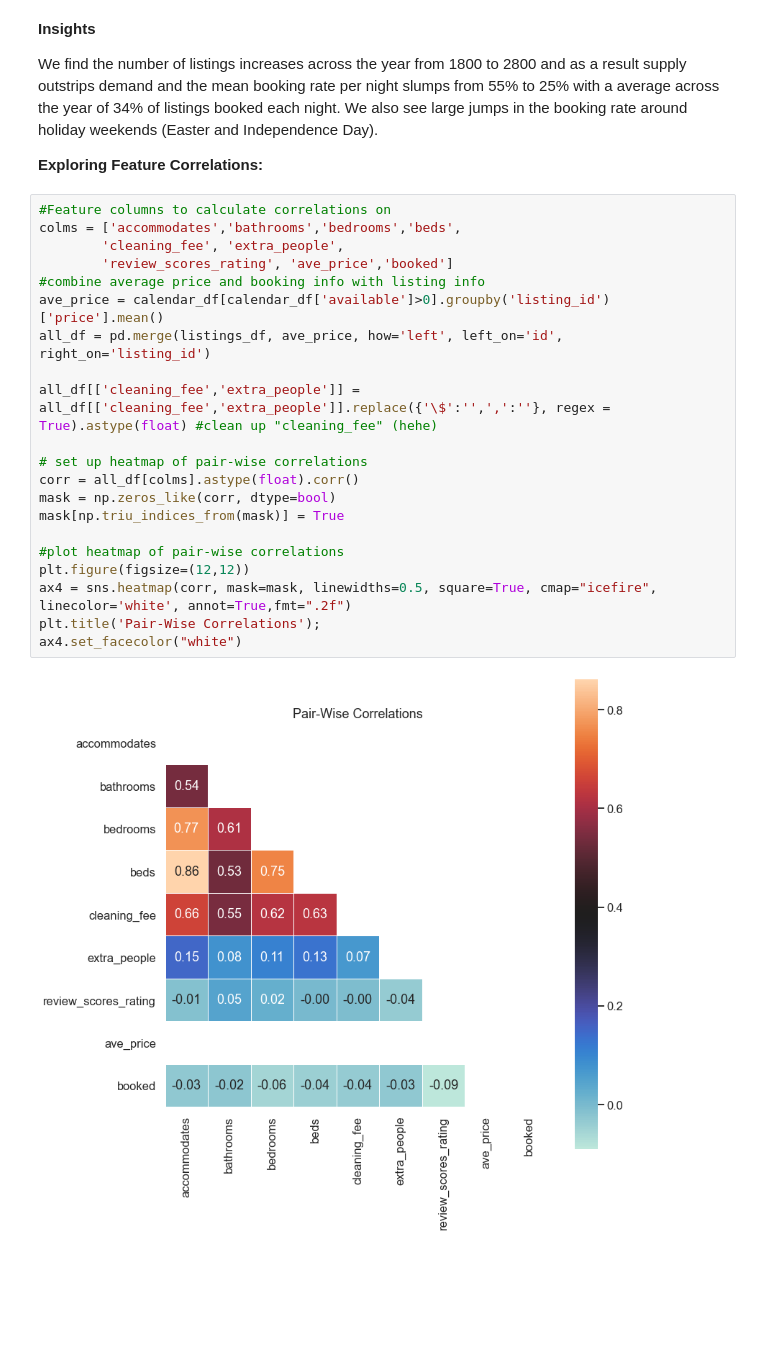
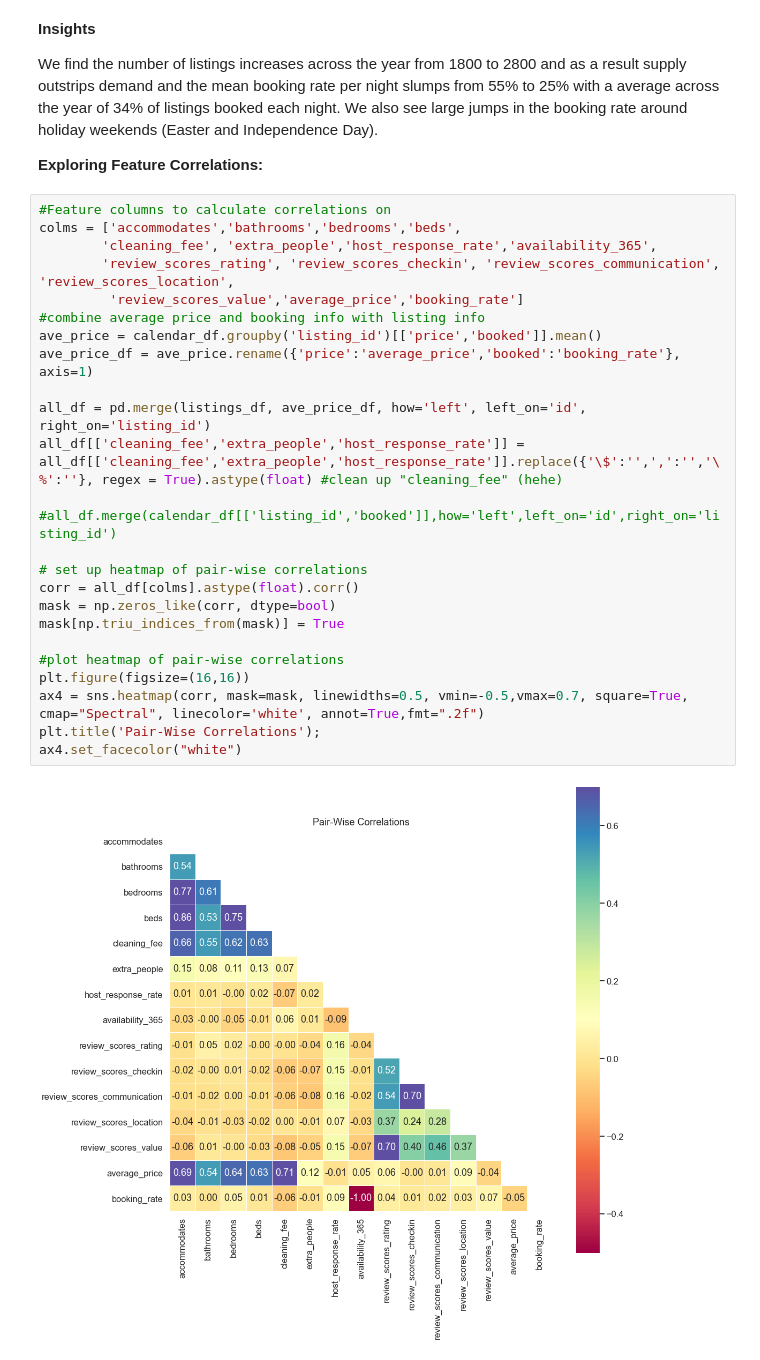
Before and after one commit to jcadusch/AirBnB_Seattle_Analysis, a Jupyter notebook: main_analysis.ipynb, the cells around one changed output. Drawn from its saved outputs; the diff is of its cells as text; blank space fills up the shorter version.

```diff
--- a/main_analysis.ipynb
+++ b/main_analysis.ipynb
@@ -161,23 +161,27 @@ We find the number of listings increases across the year from 1800 to 2800 and a
 # %%
 #Feature columns to calculate correlations on
 colms = ['accommodates','bathrooms','bedrooms','beds',
-        'cleaning_fee', 'extra_people',
-        'review_scores_rating', 'ave_price','booked']
+        'cleaning_fee', 'extra_people','host_response_rate','availability_365',
+        'review_scores_rating', 'review_scores_checkin', 'review_scores_communication', 'review_scores_location',
+         'review_scores_value','average_price','booking_rate']
 #combine average price and booking info with listing info
-ave_price = calendar_df[calendar_df['available']>0].groupby('listing_id')['price'].mean()
-all_df = pd.merge(listings_df, ave_price, how='left', left_on='id', right_on='listing_id')
+ave_price = calendar_df.groupby('listing_id')[['price','booked']].mean()
+ave_price_df = ave_price.rename({'price':'average_price','booked':'booking_rate'}, axis=1)
 
-all_df[['cleaning_fee','extra_people']] = all_df[['cleaning_fee','extra_people']].replace({'\$':'',',':''}, regex = True).astype(float) #clean up "cleaning_fee" (hehe)
+all_df = pd.merge(listings_df, ave_price_df, how='left', left_on='id', right_on='listing_id')
+all_df[['cleaning_fee','extra_people','host_response_rate']] = all_df[['cleaning_fee','extra_people','host_response_rate']].replace({'\$':'',',':'','\%':''}, regex = True).astype(float) #clean up "cleaning_fee" (hehe)
+
+#all_df.merge(calendar_df[['listing_id','booked']],how='left',left_on='id',right_on='listing_id')
 
 # set up heatmap of pair-wise correlations
 corr = all_df[colms].astype(float).corr()
 mask = np.zeros_like(corr, dtype=bool)
 mask[np.triu_indices_from(mask)] = True
 
 #plot heatmap of pair-wise correlations
-plt.figure(figsize=(12,12))
-ax4 = sns.heatmap(corr, mask=mask, linewidths=0.5, square=True, cmap="icefire", linecolor='white', annot=True,fmt=".2f")
+plt.figure(figsize=(16,16))
+ax4 = sns.heatmap(corr, mask=mask, linewidths=0.5, vmin=-0.5,vmax=0.7, square=True, cmap="Spectral", linecolor='white', annot=True,fmt=".2f")
 plt.title('Pair-Wise Correlations');
 ax4.set_facecolor("white")
 # %% [output]
-[figure, old version]
+[figure, new version]
```
Also changed, not shown: parts of 1 cell of this notebook.
